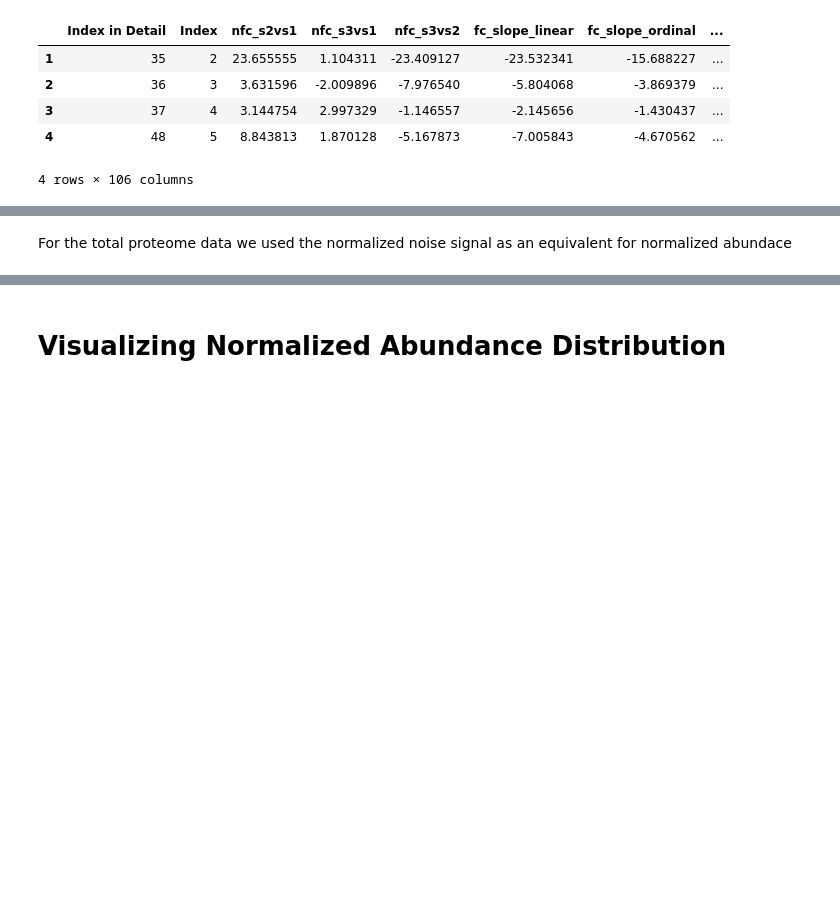
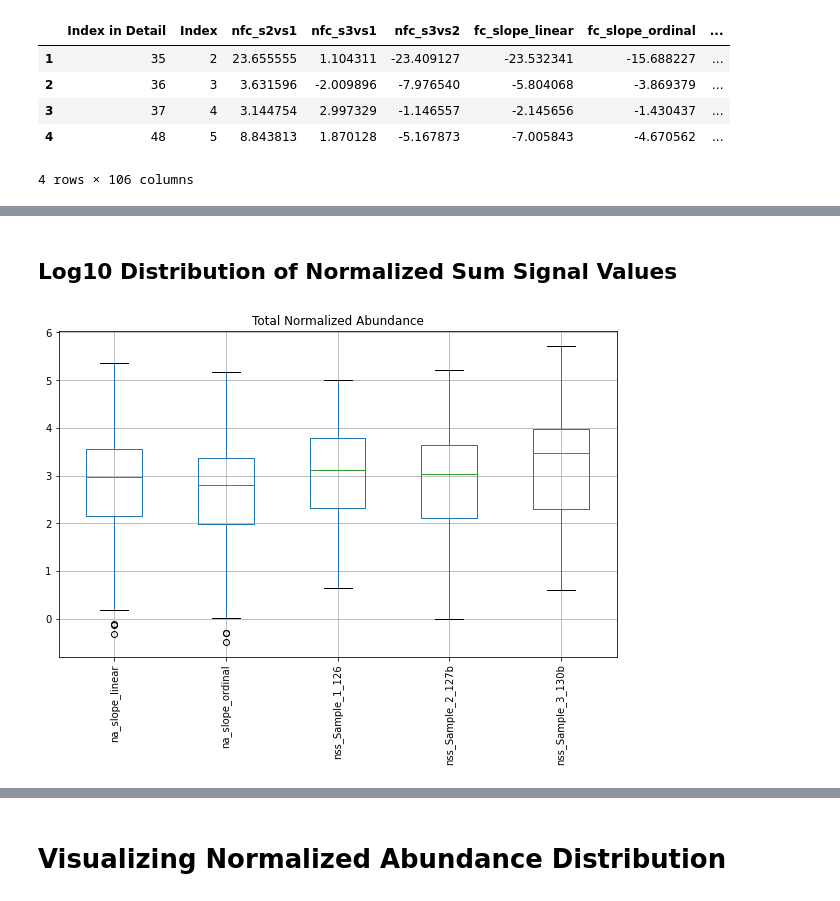
Before and after one commit to KyraGriffin/bmsip_internship_seta, a Jupyter notebook: protein_isolation.ipynb, the cells around one changed output, grey strips where cells are left out. Drawn from its saved outputs; the diff is of its cells as text; code cells hidden in the pictures; blank space fills up the shorter version.

```diff
--- a/protein_isolation.ipynb
+++ b/protein_isolation.ipynb
@@ -565,29 +605,5 @@ proteomics_total.sort_values('fc_slope_ordinal', ascending=False).head(5)
 # %% [markdown]
 # Permutation Test - Ack
-# %%
-# https://stackoverflow.com/questions/69520967/how-to-get-the-slope-of-multiple-columns-in-python-data-frame
-from sklearn.linear_model import LinearRegression
-import mord
-
-model = LinearRegression()
-def get_coeff_linear(row, model=model):
-    # fit a row assuming points are separated by unit length and return the slope.
-
-    row = row.copy().dropna()
-    model.fit(np.arange(len(row)).reshape(-1,1), row.values.reshape(-1,1))
-    slope = model.coef_[0][0]
-    return slope
-
-# https://pythonhosted.org/mord/
-m = mord.OrdinalRidge()
-def get_coeff_ordinal(row, labels, model=m):
-    # fit a row assuming points are separated by unit length and return the slope.
-
-    row = row.copy().dropna()
-    # np.arange(len(row)).reshape(-1,1)
-    model.fit(labels.reshape(-1,1), row.values.reshape(-1,1))
-    slope = model.coef_[0][0]
-    return slope
 # %%
 perm_data_ack = proteomics_ack.iloc[:, 2:5].copy()
 perm_data_ack.head()
@@ -695,5 +783,3 @@ total_norm_abundance
-# %% [markdown]
-For the total proteome data we used the normalized noise signal as an equivalent for normalized abundace
 # %%
 total_temp = pd.DataFrame()
 
@@ -705,9 +791,13 @@ total_norm_abundance.insert(1, total_temp["na_slope_ordinal"].name, total_temp["
 
 proteomics_total.insert(8, total_norm_abundance["na_slope_linear"].name, total_norm_abundance["na_slope_linear"])
 proteomics_total.insert(9, total_norm_abundance["na_slope_ordinal"].name, total_norm_abundance["na_slope_ordinal"])
+# %% [markdown]
+## Log10 Distribution of Normalized Sum Signal Values
 # %%
-total_norm_abundance.boxplot(fontsize=10);
+np.log10(total_norm_abundance).boxplot(fontsize=10);
 plt.xticks(rotation = 90)
 plt.title('Total Normalized Abundance');
+# %% [output]
+[figure, added]
 # %%
 print("Normalized Noise Signal:\n", total_norm_abundance.head(5))
```
Also changed, not shown: parts of 51 cells of this notebook.
